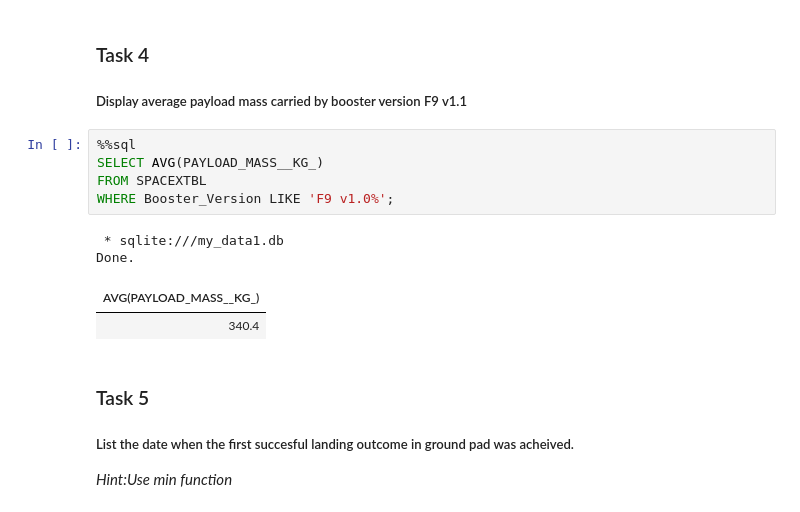
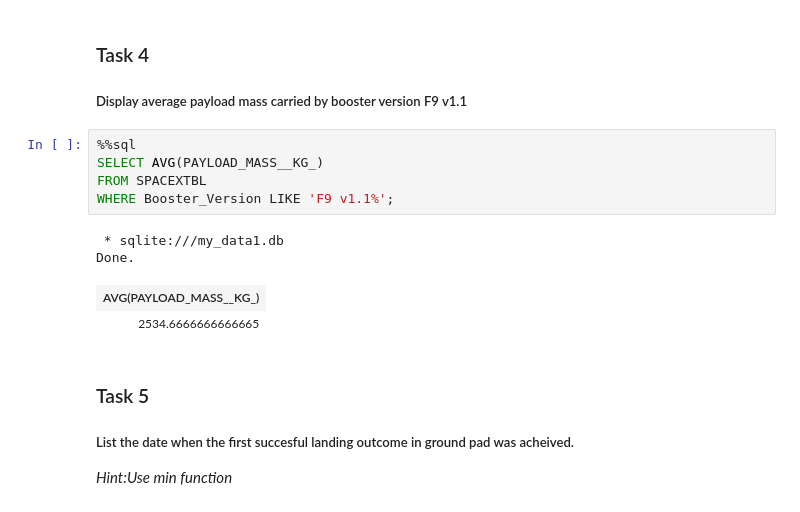
Before and after one commit to marwanbahgat/Applied-Data-Science-Capstone, a Jupyter notebook: 04 Hands-on Lab Complete the EDA with SQL.ipynb, the cells around one changed output. Cells and saved outputs as stored; diff of their text form.

```diff
--- a/04 Hands-on Lab Complete the EDA with SQL.ipynb
+++ b/04 Hands-on Lab Complete the EDA with SQL.ipynb
@@ -180,13 +186,13 @@ Done.
 # %%
 %%sql
 SELECT AVG(PAYLOAD_MASS__KG_)
 FROM SPACEXTBL
-WHERE Booster_Version LIKE 'F9 v1.0%';
+WHERE Booster_Version LIKE 'F9 v1.1%';
 # %% [output]
  * sqlite:///my_data1.db
 Done.
 | AVG(PAYLOAD_MASS__KG_) |
-| 340.4 |
+| 2534.6666666666665 |
 # %% [markdown]
 ### Task 5
 
```
Also changed, not shown: parts of 13 cells of this notebook.
